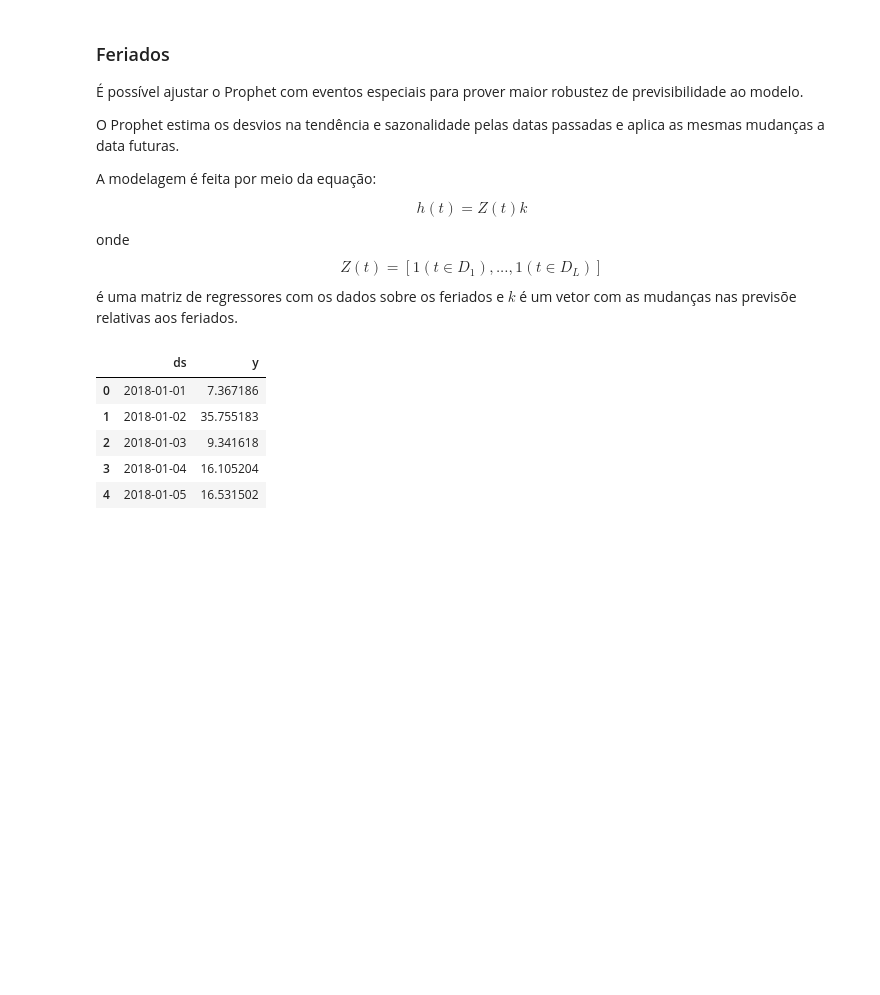
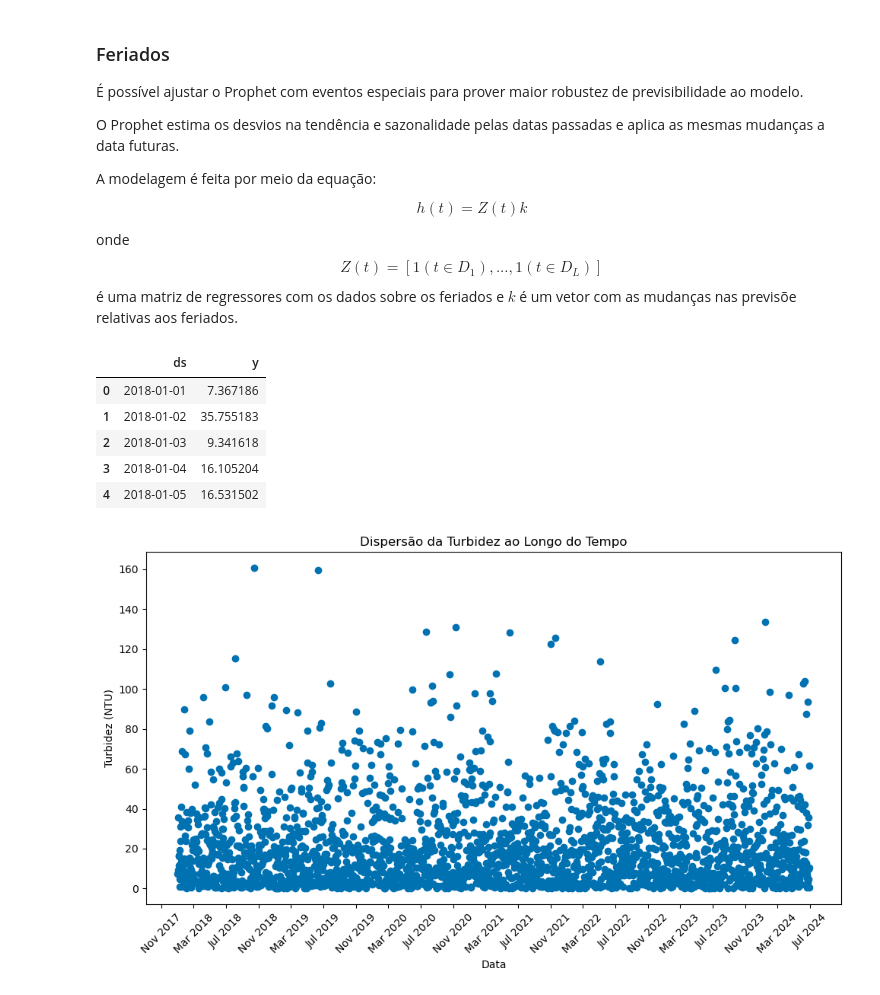
Before and after one commit to rafaelmgsilva/trabalho_final-mesc_ia, a Jupyter notebook: code/predict_turbidity.ipynb, the cells around one changed output. Drawn from its saved outputs; the diff is of its cells as text; code cells hidden in the pictures; blank space fills up the shorter version.

```diff
--- a/code/predict_turbidity.ipynb
+++ b/code/predict_turbidity.ipynb
@@ -190,6 +196,25 @@ df_Turbidity.head()
 | 2 | 2018-01-03 | 9.341618 |
 | 3 | 2018-01-04 | 16.105204 |
 | 4 | 2018-01-05 | 16.531502 |
+# %%
+# Visualizando o dataset em gráfico
+
+plt.figure(figsize=(10, 6))
+plt.scatter(x=df_Turbidity['ds'], y=df_Turbidity['y'], c='#0072B2')
+
+plt.gca().xaxis.set_major_locator(mdates.MonthLocator(interval=4))
+plt.gca().xaxis.set_major_formatter(mdates.DateFormatter('%b %Y'))
+
+plt.xlabel('Data')
+plt.ylabel('Turbidez (NTU)')
+plt.title('Dispersão da Turbidez ao Longo do Tempo')
+
+plt.xticks(rotation=45)
+plt.tight_layout()
+
+plt.show()
+# %% [output]
+[figure, added]
 # %%
 # testando o gráfico de predição
 
```
Also changed, not shown: parts of 25 cells of this notebook.
